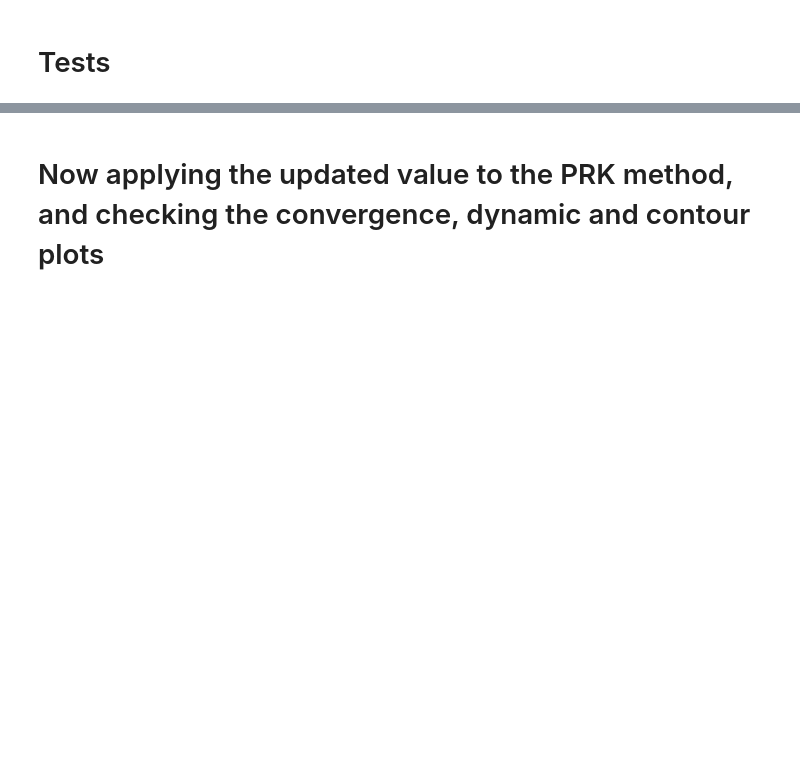
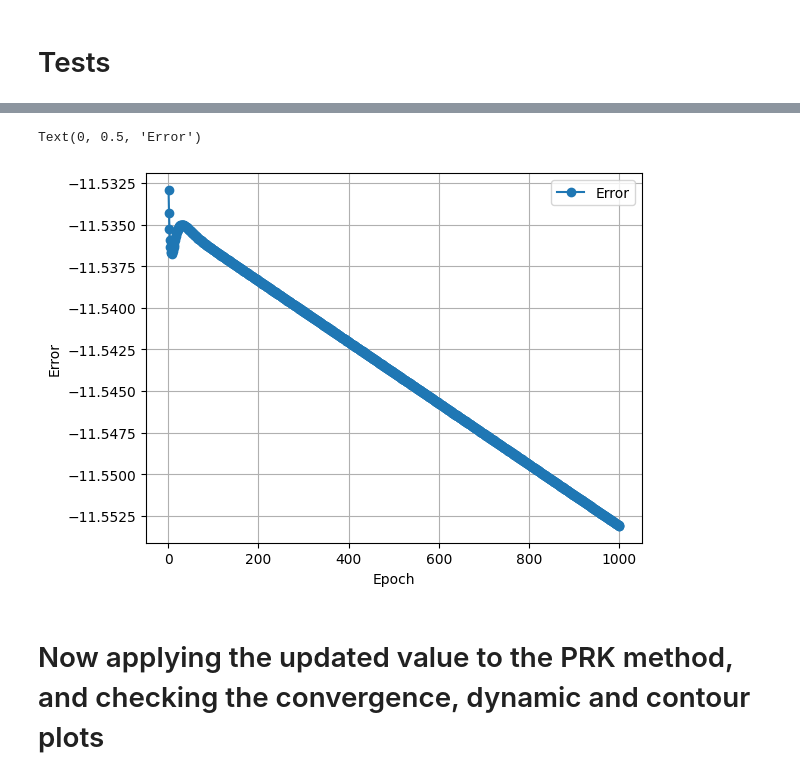
Before and after one commit to RaviPandey33/Optimizing_ODE_Solvers_-_A_Machine_Learning_Approach_to_RK4_Enhancement, a Jupyter notebook: Rk4_method_implementation/Batch_learning.ipynb, the cells around one changed output, grey strips where cells are left out. Drawn from its saved outputs; the diff is of its cells as text; code cells hidden in the pictures; blank space fills up the shorter version.

```diff
--- a/Rk4_method_implementation/Batch_learning.ipynb
+++ b/Rk4_method_implementation/Batch_learning.ipynb
@@ -432,3 +493,14 @@ Text(0, 0.5, 'Error')
+# %%
+
+plt.plot(a, error_list_convergence, label = "Error",marker='o')
+
+plt.legend()
+plt.grid()
+plt.xlabel('Epoch')
+plt.ylabel('Error')
+# %% [output]
+Text(0, 0.5, 'Error')
+[figure, added]
 # %% [markdown]
 # Now applying the updated value to the PRK method, and checking the convergence, dynamic and contour plots
 # %%
```
Also changed, not shown: parts of 12 cells of this notebook, 14 other files.
